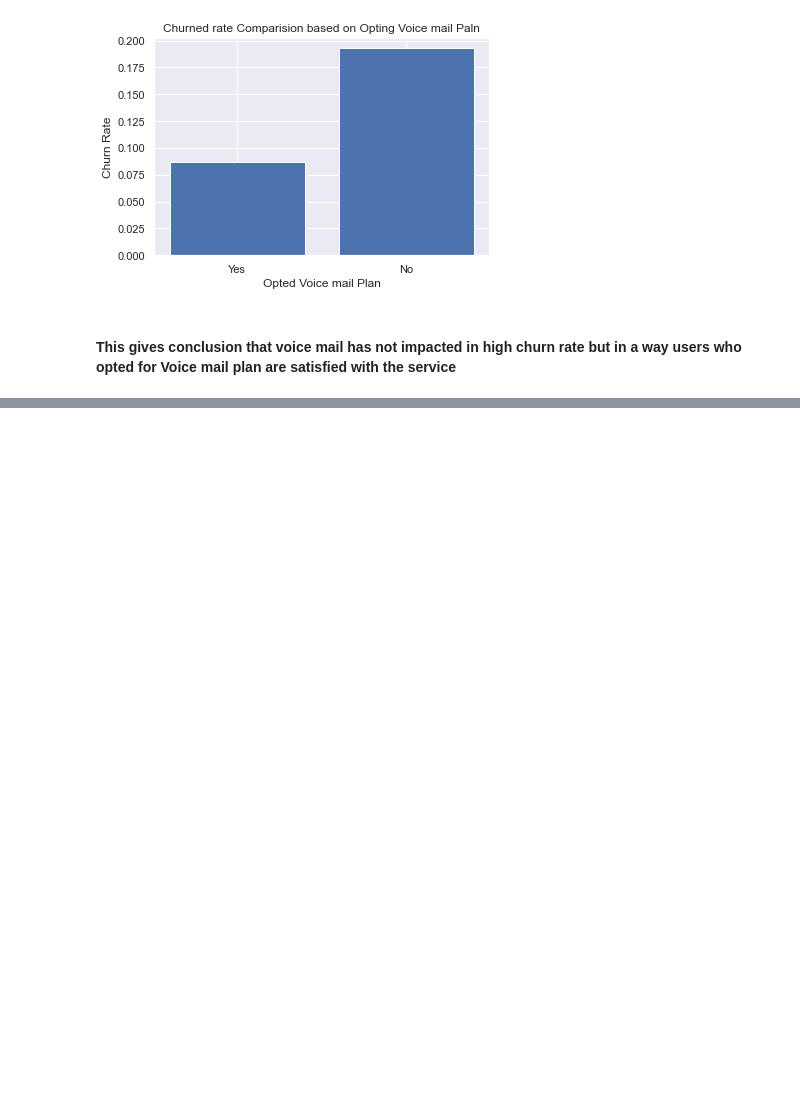
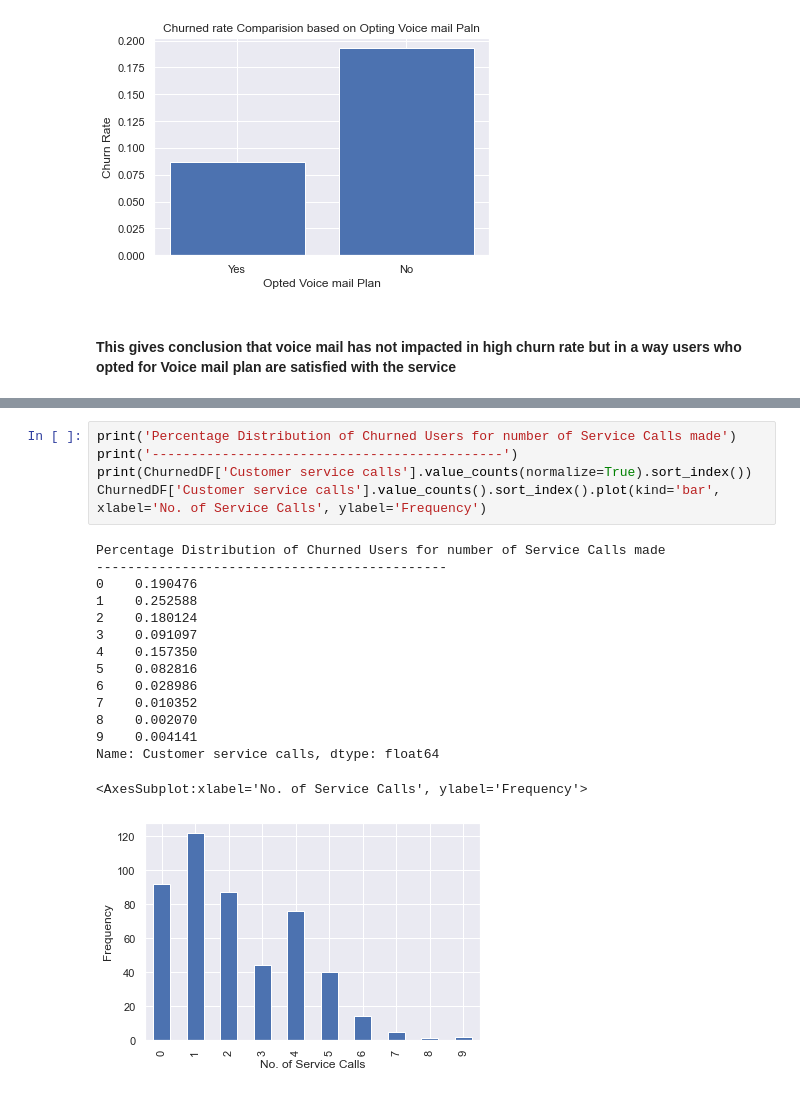
Before and after one commit to codes-by-vamshi/EDA-TelecomChurn, a Jupyter notebook: Telecom Churn - Sai Krishna Vamshi Devarasetty.ipynb, the cells around one changed output, grey strips where cells are left out. Cells and saved outputs as stored; diff of their text form; blank space fills up the shorter version.

```diff
--- a/Telecom Churn - Sai Krishna Vamshi Devarasetty.ipynb
+++ b/Telecom Churn - Sai Krishna Vamshi Devarasetty.ipynb
@@ -506,0 +530,21 @@ Text(0, 0.5, 'Churn Rate')
+# %%
+print('Percentage Distribution of Churned Users for number of Service Calls made')
+print('---------------------------------------------')
+print(ChurnedDF['Customer service calls'].value_counts(normalize=True).sort_index())
+ChurnedDF['Customer service calls'].value_counts().sort_index().plot(kind='bar', xlabel='No. of Service Calls', ylabel='Frequency')
+# %% [output]
+Percentage Distribution of Churned Users for number of Service Calls made
+---------------------------------------------
+0    0.190476
+1    0.252588
+2    0.180124
+3    0.091097
+4    0.157350
+5    0.082816
+6    0.028986
+7    0.010352
+8    0.002070
+9    0.004141
+Name: Customer service calls, dtype: float64
+<AxesSubplot:xlabel='No. of Service Calls', ylabel='Frequency'>
+[figure, added]
```
Also changed, not shown: parts of 4 cells of this notebook, 1 other file.
